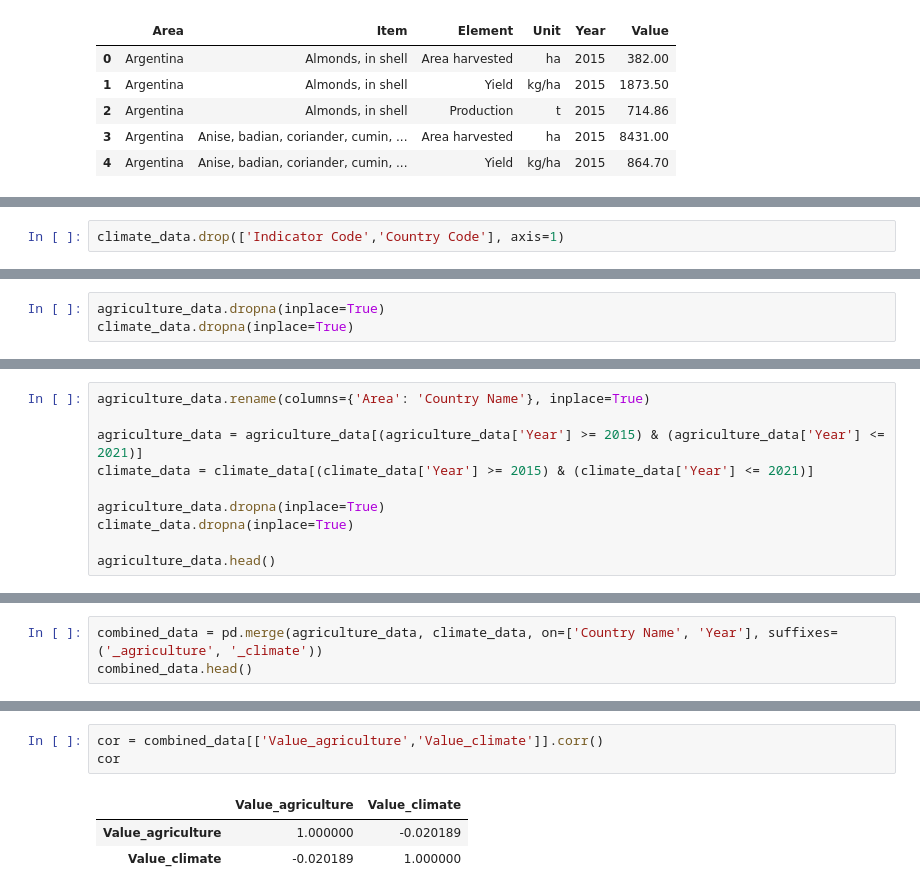
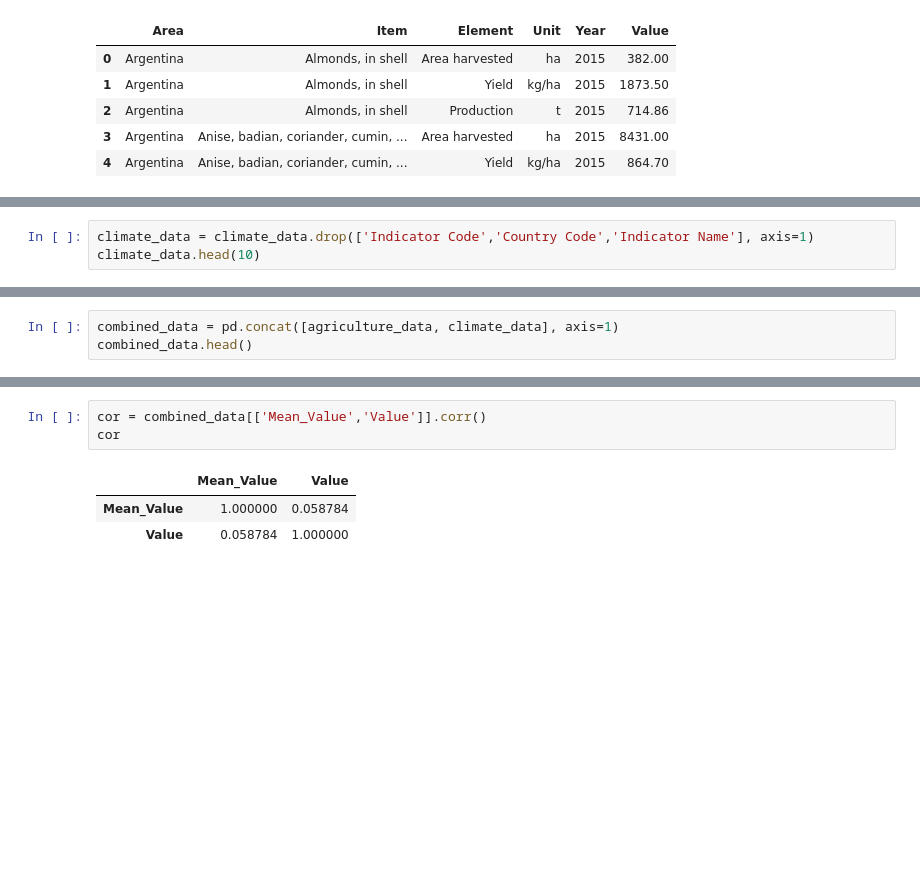
Before and after one commit to zannat-cse/data-engineering-fau-winter24, a Jupyter notebook: project/Project Codes.ipynb, the cells around one changed output, grey strips where cells are left out. Drawn from its saved outputs; the diff is of its cells as text; blank space fills up the shorter version.

```diff
--- a/project/Project Codes.ipynb
+++ b/project/Project Codes.ipynb
@@ -43,3 +195,4 @@ climate_data.head()
 # %%
-climate_data.drop(['Indicator Code','Country Code'], axis=1)
+climate_data = climate_data.drop(['Indicator Code','Country Code','Indicator Name'], axis=1)
+climate_data.head(10)
 # %% [output]
@@ -59,3 +209,0 @@ climate_data.drop(['Indicator Code','Country Code'], axis=1)
-# %%
-agriculture_data.dropna(inplace=True)
-climate_data.dropna(inplace=True)
@@ -139,10 +213,0 @@ Name: Area, dtype: int64
-# %%
-agriculture_data.rename(columns={'Area': 'Country Name'}, inplace=True)
-
-agriculture_data = agriculture_data[(agriculture_data['Year'] >= 2015) & (agriculture_data['Year'] <= 2021)]
-climate_data = climate_data[(climate_data['Year'] >= 2015) & (climate_data['Year'] <= 2021)]
-
-agriculture_data.dropna(inplace=True)
-climate_data.dropna(inplace=True)
-
-agriculture_data.head()
@@ -165,4 +241,4 @@ climate_data.head()
 # %%
-combined_data = pd.merge(agriculture_data, climate_data, on=['Country Name', 'Year'], suffixes=('_agriculture', '_climate'))
+combined_data = pd.concat([agriculture_data, climate_data], axis=1)
 combined_data.head()
 # %% [output]
@@ -179,7 +255,7 @@ combined_data.shape
 # %%
-cor = combined_data[['Value_agriculture','Value_climate']].corr()
+cor = combined_data[['Mean_Value','Value']].corr()
 cor
 # %% [output]
-|  | Value_agriculture | Value_climate |
-| Value_agriculture | 1.000000 | -0.020189 |
-| Value_climate | -0.020189 | 1.000000 |
+|  | Mean_Value | Value |
+| Mean_Value | 1.000000 | 0.058784 |
+| Value | 0.058784 | 1.000000 |
```
Also changed, not shown: parts of 35 cells of this notebook, 1 other file.
